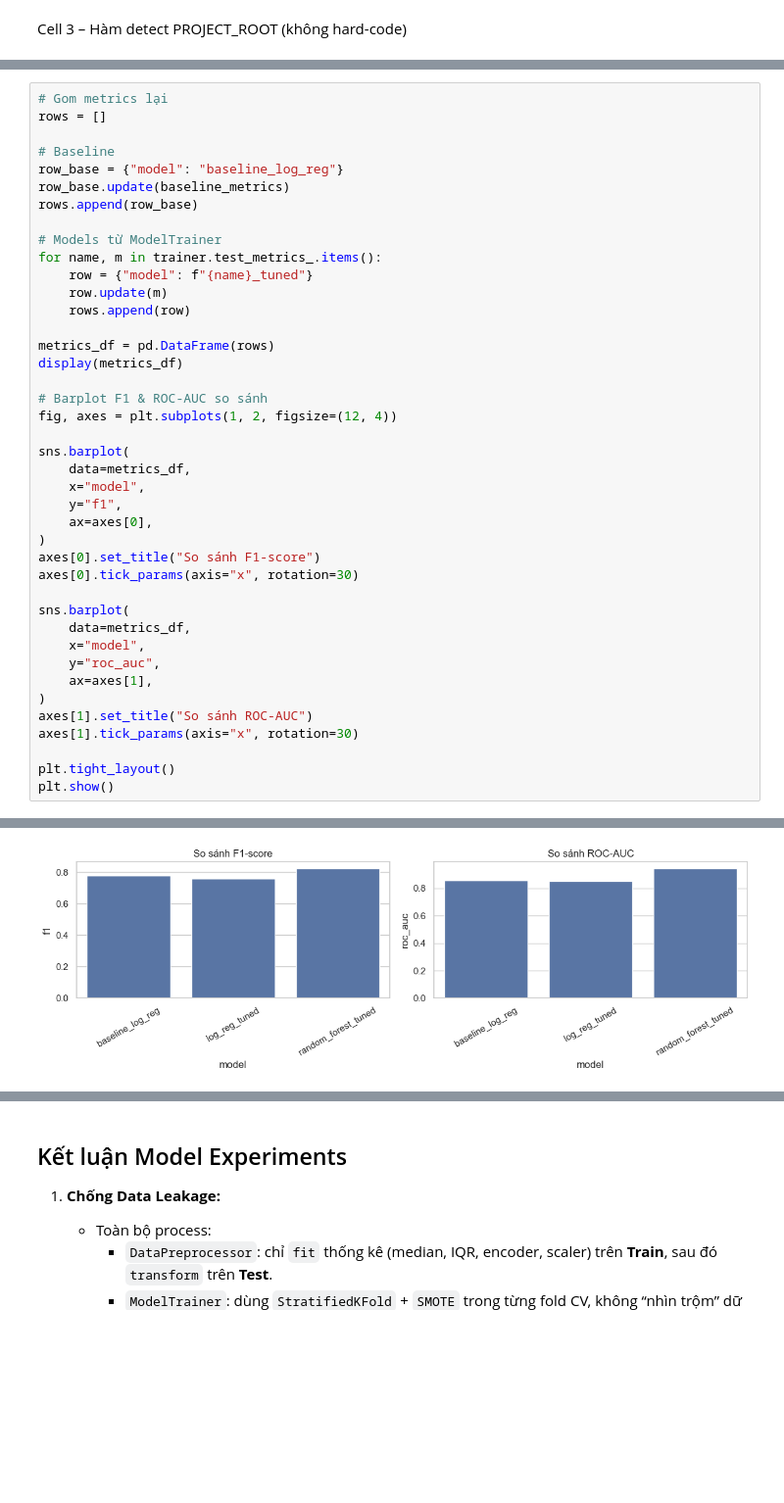
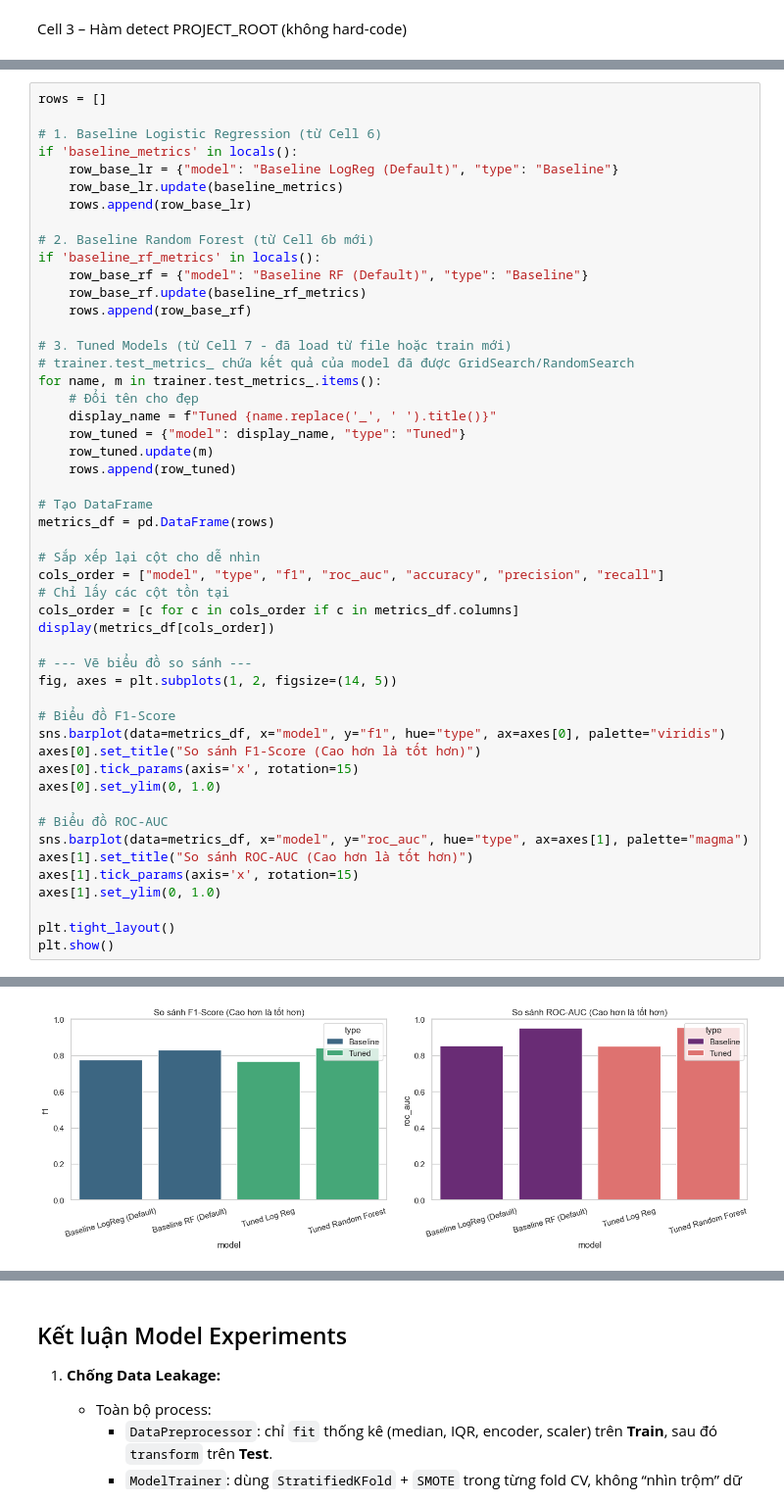
Before and after one commit to uythanhpham/Nhom-3--Python-cho-KHDL---2025---2026, a Jupyter notebook: pima-diabetes-project/notebooks/02_model_experiments.ipynb, the cells around one changed output, grey strips where cells are left out. Shown at 98% size. Drawn from its saved outputs; the diff is of its cells as text; blank space fills up the shorter version.

```diff
--- a/pima-diabetes-project/notebooks/02_model_experiments.ipynb
+++ b/pima-diabetes-project/notebooks/02_model_experiments.ipynb
@@ -417,41 +337,50 @@ Cell 8 – So sánh Baseline vs các model (bảng + barplot)
 # %%
-# Gom metrics lại
 rows = []
 
-# Baseline
-row_base = {"model": "baseline_log_reg"}
-row_base.update(baseline_metrics)
-rows.append(row_base)
+# 1. Baseline Logistic Regression (từ Cell 6)
+if 'baseline_metrics' in locals():
+    row_base_lr = {"model": "Baseline LogReg (Default)", "type": "Baseline"}
+    row_base_lr.update(baseline_metrics)
+    rows.append(row_base_lr)
 
-# Models từ ModelTrainer
+# 2. Baseline Random Forest (từ Cell 6b mới)
+if 'baseline_rf_metrics' in locals():
+    row_base_rf = {"model": "Baseline RF (Default)", "type": "Baseline"}
+    row_base_rf.update(baseline_rf_metrics)
+    rows.append(row_base_rf)
+
+# 3. Tuned Models (từ Cell 7 - đã load từ file hoặc train mới)
+# trainer.test_metrics_ chứa kết quả của model đã được GridSearch/RandomSearch
 for name, m in trainer.test_metrics_.items():
-    row = {"model": f"{name}_tuned"}
-    row.update(m)
-    rows.append(row)
+    # Đổi tên cho đẹp
+    display_name = f"Tuned {name.replace('_', ' ').title()}"
+    row_tuned = {"model": display_name, "type": "Tuned"}
+    row_tuned.update(m)
+    rows.append(row_tuned)
 
+# Tạo DataFrame
 metrics_df = pd.DataFrame(rows)
-display(metrics_df)
 
-# Barplot F1 & ROC-AUC so sánh
-fig, axes = plt.subplots(1, 2, figsize=(12, 4))
+# Sắp xếp lại cột cho dễ nhìn
+cols_order = ["model", "type", "f1", "roc_auc", "accuracy", "precision", "recall"]
+# Chỉ lấy các cột tồn tại
+cols_order = [c for c in cols_order if c in metrics_df.columns]
+display(metrics_df[cols_order])
 
-sns.barplot(
-    data=metrics_df,
-    x="model",
-    y="f1",
-    ax=axes[0],
-)
-axes[0].set_title("So sánh F1-score")
-axes[0].tick_params(axis="x", rotation=30)
+# --- Vẽ biểu đồ so sánh ---
+fig, axes = plt.subplots(1, 2, figsize=(14, 5))
 
-sns.barplot(
-    data=metrics_df,
-    x="model",
-    y="roc_auc",
-    ax=axes[1],
-)
-axes[1].set_title("So sánh ROC-AUC")
-axes[1].tick_params(axis="x", rotation=30)
+# Biểu đồ F1-Score
+sns.barplot(data=metrics_df, x="model", y="f1", hue="type", ax=axes[0], palette="viridis")
+axes[0].set_title("So sánh F1-Score (Cao hơn là tốt hơn)")
+axes[0].tick_params(axis='x', rotation=15)
+axes[0].set_ylim(0, 1.0)
+
+# Biểu đồ ROC-AUC
+sns.barplot(data=metrics_df, x="model", y="roc_auc", hue="type", ax=axes[1], palette="magma")
+axes[1].set_title("So sánh ROC-AUC (Cao hơn là tốt hơn)")
+axes[1].tick_params(axis='x', rotation=15)
+axes[1].set_ylim(0, 1.0)
 
 plt.tight_layout()
 plt.show()
@@ -463,2 +393,2 @@ plt.show()
-[figure, old version]
+[figure, new version]
 # %% [markdown]
```
Also changed, not shown: parts of 23 cells of this notebook, 22 other files.
